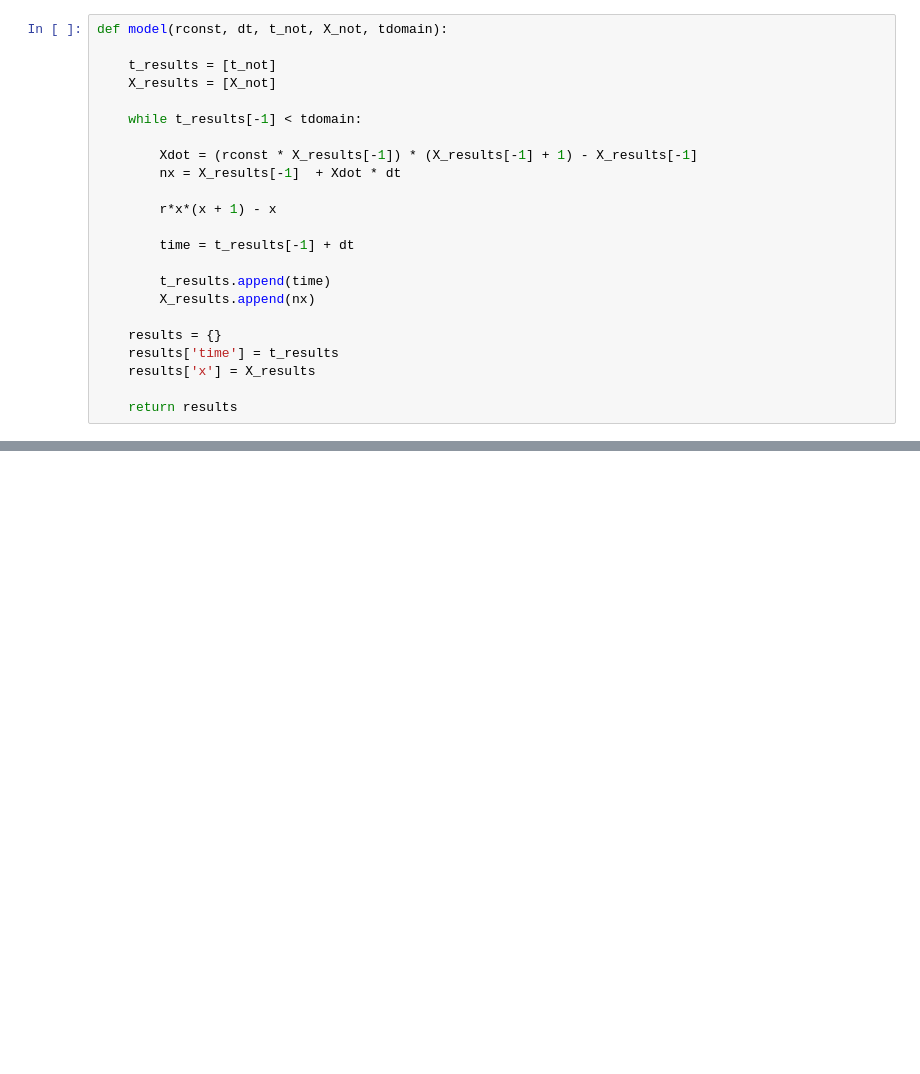
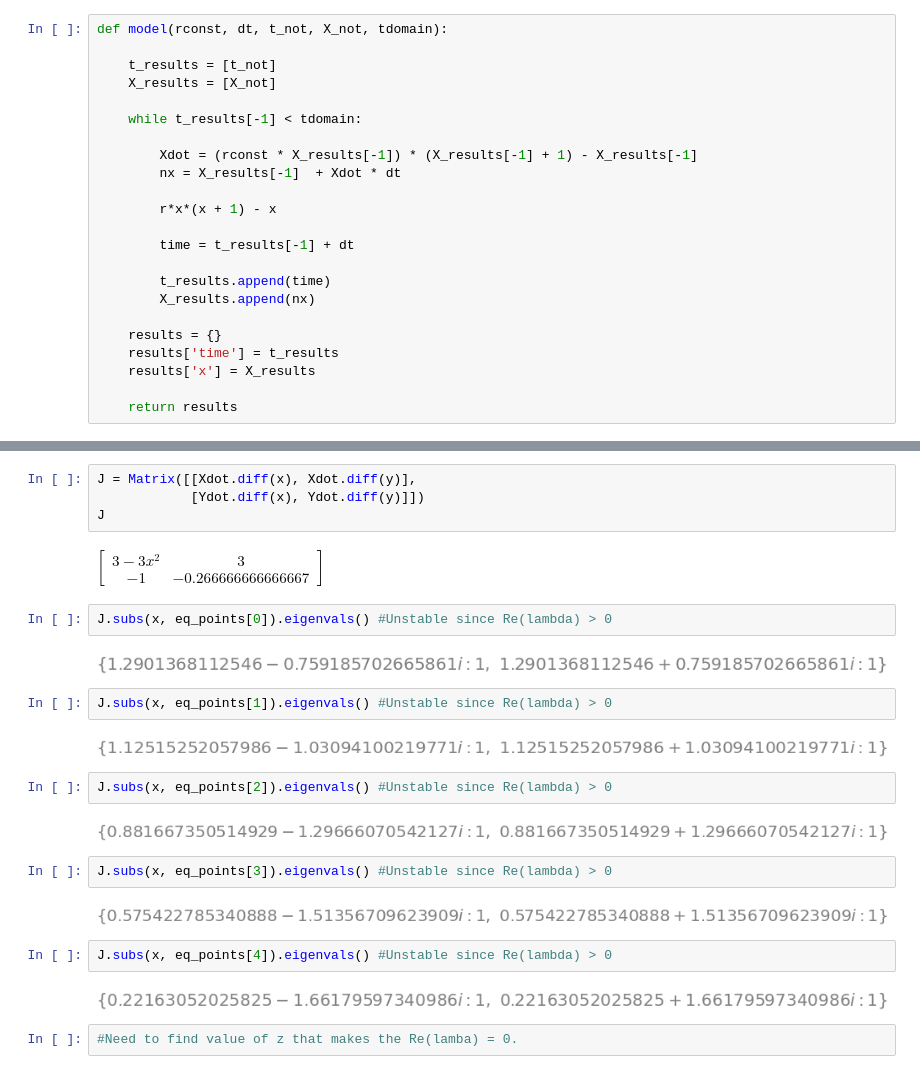
Before and after one commit to grantaguinaldo/ssie, a Jupyter notebook: ssie523/chapter-08-problems.ipynb, the cells around one changed output, grey strips where cells are left out. Cells and saved outputs as stored; diff of their text form; blank space fills up the shorter version.

```diff
--- a/ssie523/chapter-08-problems.ipynb
+++ b/ssie523/chapter-08-problems.ipynb
@@ -198,0 +315,28 @@ plt.show()
+# %%
+J = Matrix([[Xdot.diff(x), Xdot.diff(y)],
+            [Ydot.diff(x), Ydot.diff(y)]])
+J
+# %% [output]
+$\displaystyle \left[\begin{matrix}3 - 3 x^{2} & 3\\-1 & -0.266666666666667\end{matrix}\right]$
+# %%
+J.subs(x, eq_points[0]).eigenvals() #Unstable since Re(lambda) > 0
+# %% [output]
+[figure, added]
+# %%
+J.subs(x, eq_points[1]).eigenvals() #Unstable since Re(lambda) > 0
+# %% [output]
+[figure, added]
+# %%
+J.subs(x, eq_points[2]).eigenvals() #Unstable since Re(lambda) > 0
+# %% [output]
+[figure, added]
+# %%
+J.subs(x, eq_points[3]).eigenvals() #Unstable since Re(lambda) > 0
+# %% [output]
+[figure, added]
+# %%
+J.subs(x, eq_points[4]).eigenvals() #Unstable since Re(lambda) > 0
+# %% [output]
+[figure, added]
+# %%
+#Need to find value of z that makes the Re(lamba) = 0.
```
Also changed, not shown: parts of 35 cells of this notebook.
